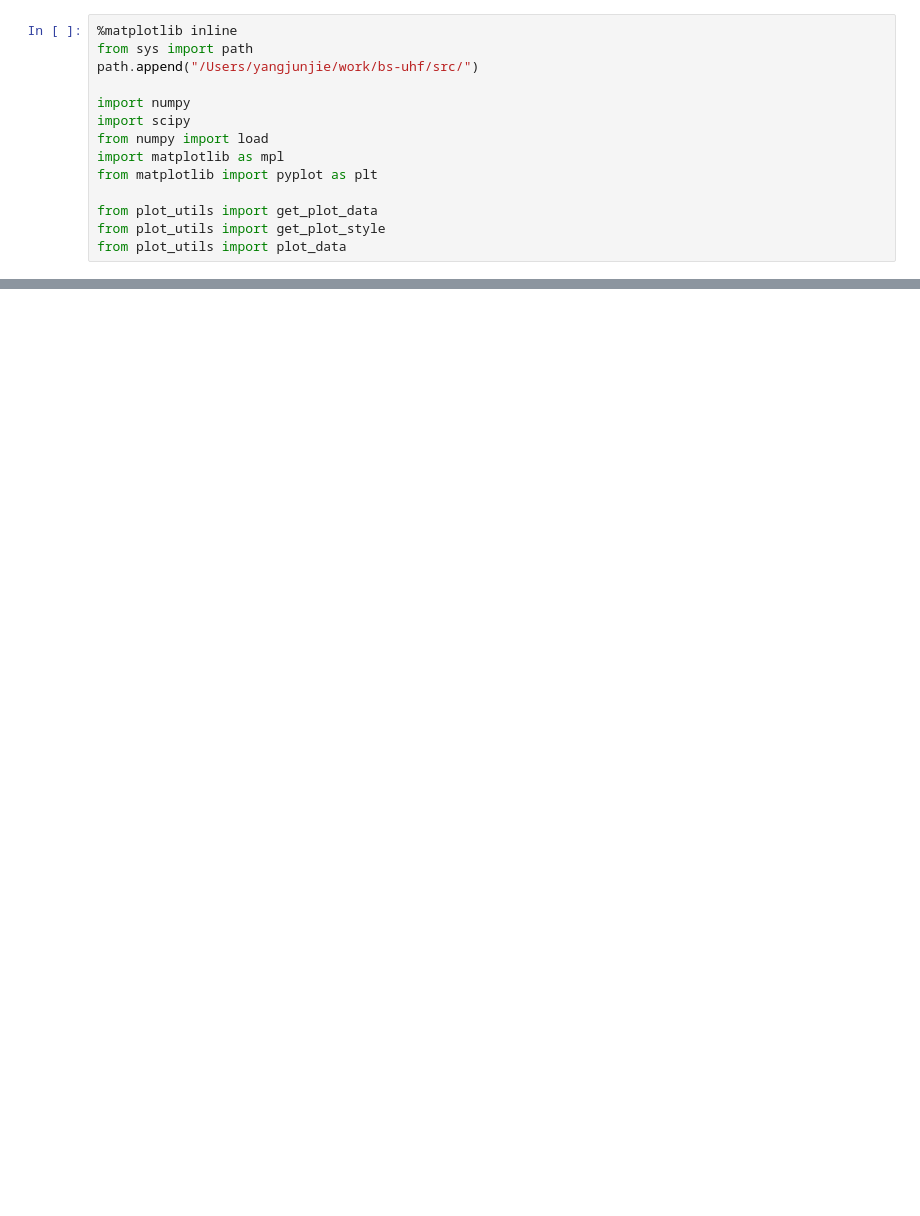
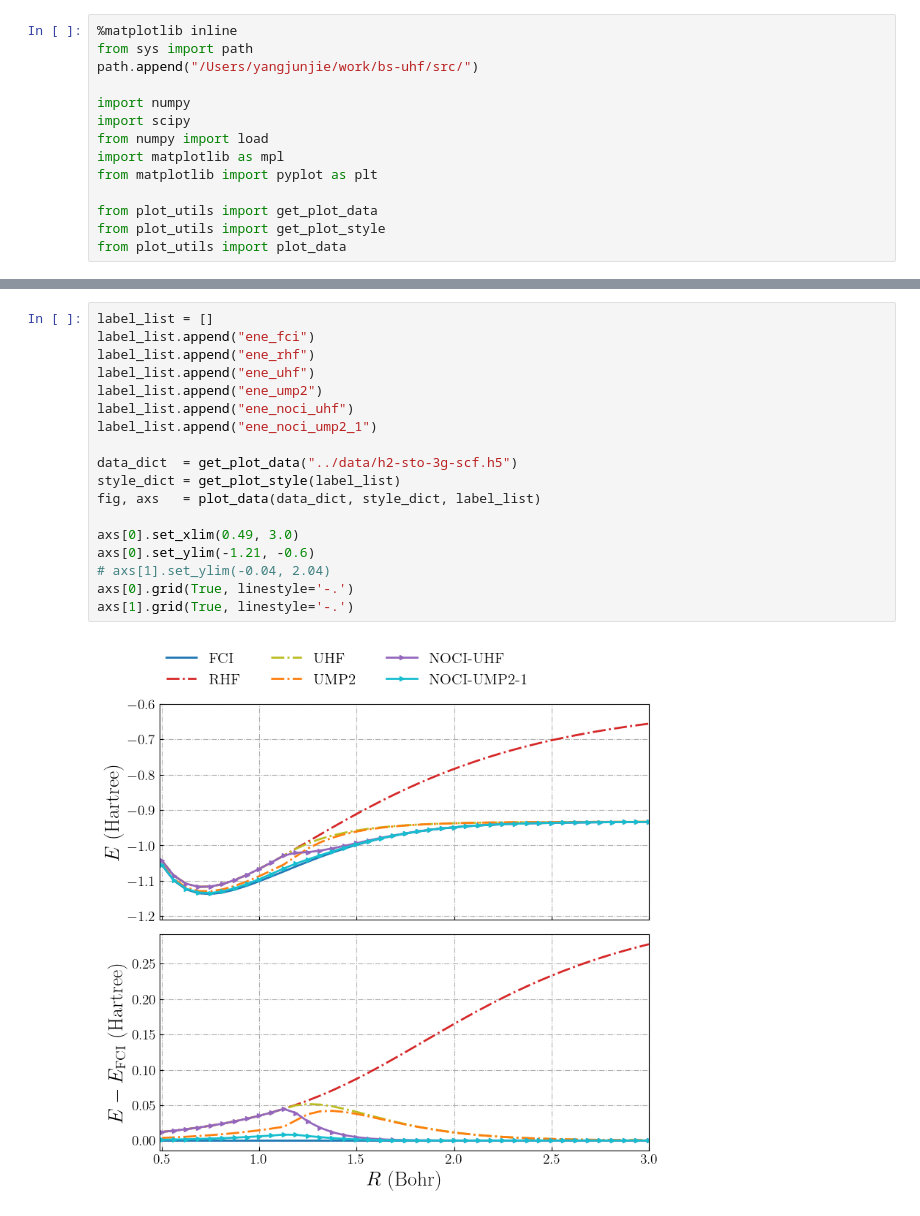
Before and after one commit to yangdatou/bs-uhf, a Jupyter notebook: work/plot/h2.ipynb, the cells around one changed output, grey strips where cells are left out. Cells and saved outputs as stored; diff of their text form; blank space fills up the shorter version.

```diff
--- a/work/plot/h2.ipynb
+++ b/work/plot/h2.ipynb
@@ -55,0 +56,20 @@ axs[1].set_ylim(-0.01, 0.1)
+# %%
+label_list = []
+label_list.append("ene_fci")
+label_list.append("ene_rhf")
+label_list.append("ene_uhf")
+label_list.append("ene_ump2")
+label_list.append("ene_noci_uhf")
+label_list.append("ene_noci_ump2_1")
+
+data_dict  = get_plot_data("../data/h2-sto-3g-scf.h5")
+style_dict = get_plot_style(label_list)
+fig, axs   = plot_data(data_dict, style_dict, label_list)
+
+axs[0].set_xlim(0.49, 3.0)
+axs[0].set_ylim(-1.21, -0.6)
+# axs[1].set_ylim(-0.04, 2.04)
+axs[0].grid(True, linestyle='-.')
+axs[1].grid(True, linestyle='-.')
+# %% [output]
+[figure, added]
```
Also changed, not shown: parts of 2 cells of this notebook, 2 other files.
